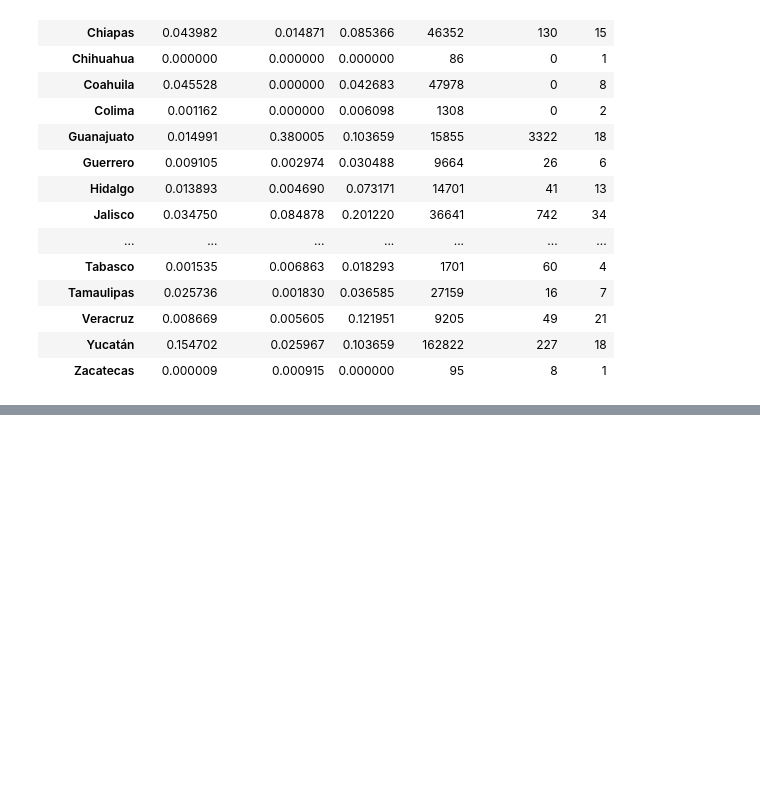
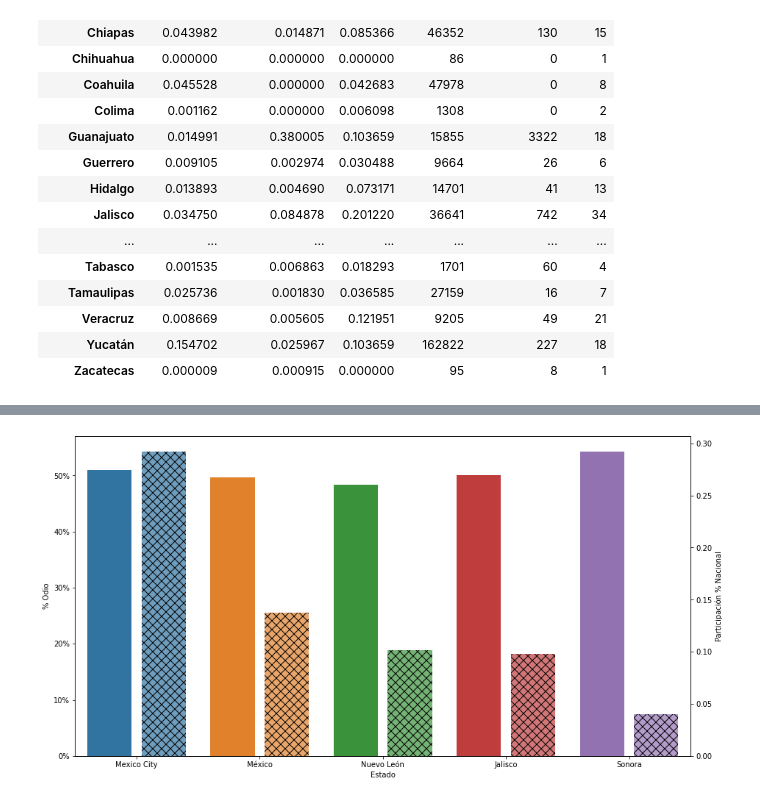
Before and after one commit to jordinola1470/BX-Codes, a Jupyter notebook: Racismo/Procesamiento_base_racismo_mx.ipynb, the cells around one changed output, grey strips where cells are left out. Drawn from its saved outputs; the diff is of its cells as text; code cells hidden in the pictures; blank space fills up the shorter version.

```diff
--- a/Racismo/Procesamiento_base_racismo_mx.ipynb
+++ b/Racismo/Procesamiento_base_racismo_mx.ipynb
@@ -218,0 +221,12 @@ fulled_df.to_csv("Base_estados_mexicanos_completa.csv")
+# %%
+import seaborn as sns
+import numpy as np
+import matplotlib.pyplot as plt
+from matplotlib.ticker import PercentFormatter
+import pandas as pd
+from io import StringIO
+base_graficas = pd.read_csv("Base_estados_mexicanos_completa.csv")
+base_graficas.sort_values("Count_negativo", inplace=True, ascending=False)
+base_graficas['Total_Nacional'] = base_graficas['Count'].sum()
+base_graficas['Participación % Nacional'] = base_graficas['Count']/base_graficas['Total_Nacional']
+base_graficas
@@ -218,0 +251,3 @@ fulled_df.to_csv("Base_estados_mexicanos_completa.csv")
+# %%
+base_graficas = base_graficas[0:5]
+base_graficas
@@ -218,0 +261,24 @@ fulled_df.to_csv("Base_estados_mexicanos_completa.csv")
+# %%
+x_ = base_graficas.columns[0]
+y_ = base_graficas.columns[3]
+y_2 = base_graficas.columns[5]
+data1 = base_graficas[[x_, y_]]
+data2 = base_graficas[[x_, y_2]]
+plt.figure(figsize=(15,8))
+ax = sns.barplot(x=x_,y=y_,data=data1)
+width_scale = 0.45
+for bar in ax.containers[0]:
+    bar.set_width(bar.get_width() * width_scale)
+ax.yaxis.set_major_formatter(PercentFormatter(1))
+ax.grid(False)
+ax2 = ax.twinx()
+sns.barplot(x=x_,y=y_2,data=data2,alpha=0.7,hatch='xx',ax=ax2)
+for bar in ax2.containers[0]:
+    x = bar.get_x()
+    w = bar.get_width()
+    bar.set_x(x + w * (1 - width_scale))
+    bar.set_width(w *  width_scale)
+ax2.grid(False)
+plt.show()
+# %% [output]
+[figure, added]
```
Also changed, not shown: parts of 6 cells of this notebook, 5 other files.
